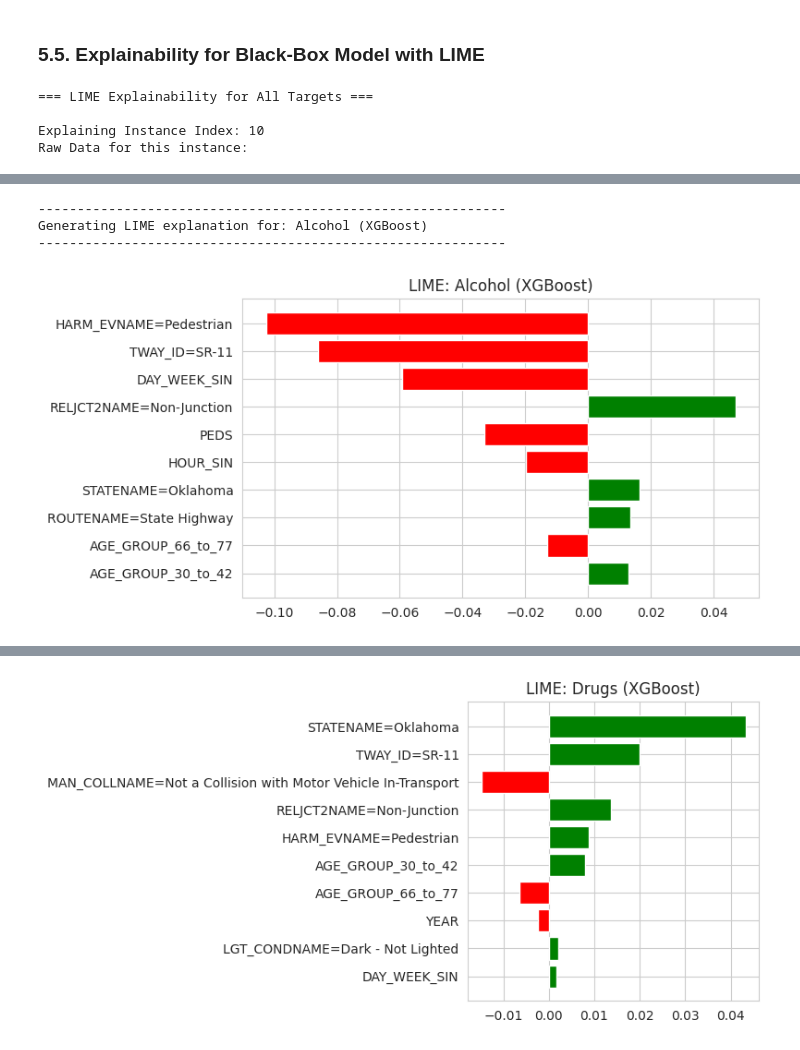
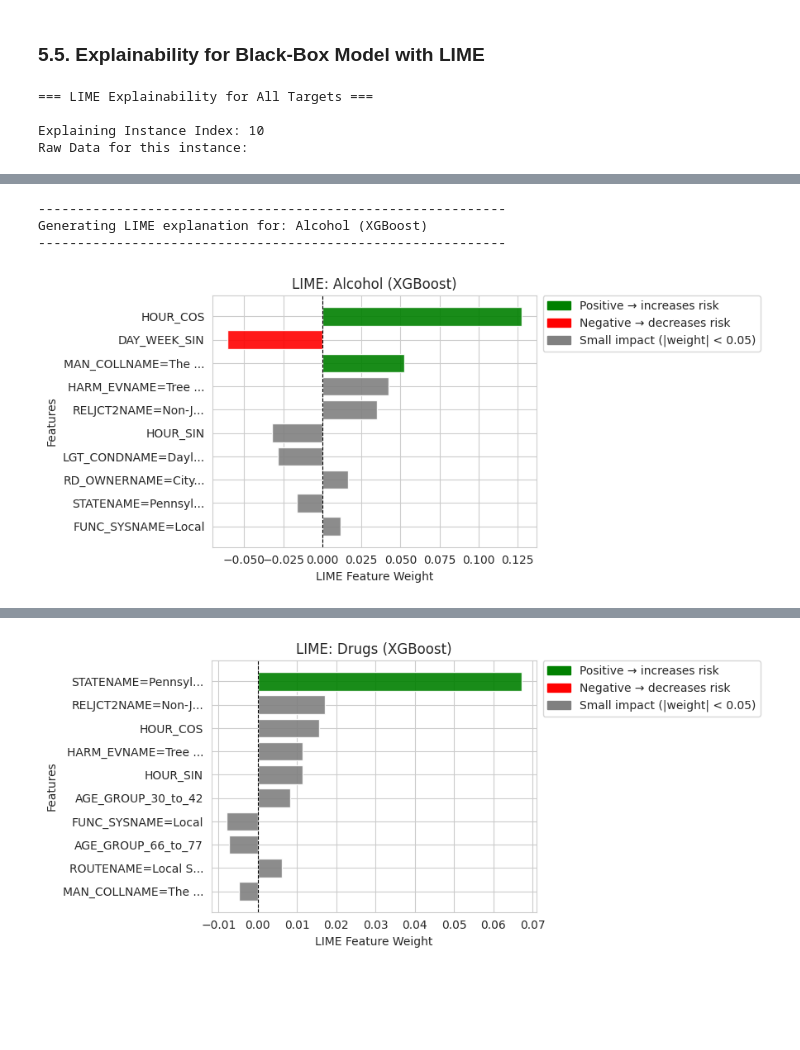
Before and after one commit to PFans-201/US_accidents_project, a Jupyter notebook: FDS_G5_PROJECT.ipynb, the cells around one changed output, grey strips where cells are left out. Saved outputs shown, nothing was run; the diff lists cells and outputs as text; code cells hidden in the pictures; blank space fills up the shorter version.

Commit message:
Applied previous changes to filter data and improved LIME plots

```diff
--- a/FDS_G5_PROJECT.ipynb
+++ b/FDS_G5_PROJECT.ipynb
@@ -1596,7 +1608,7 @@ columns_to_drop = [
     # --- Identifiers & High Cardinality (Noise) ---
     'ST_CASE',       # Unique Case ID
     'COUNTYNAME',    # Too granular
-    'TWAY_ID   ',    # Too granular
+    'TWAY_ID',       # Too granular
     'SP_JURNAME',    # Jurisdiction (Administrative noise)
 
     # --- Redundant / Replaced by Engineering ---
@@ -1619,6 +1631,10 @@ columns_to_drop = [
     'TOTAL_HARM',
     'INJ_SEV',
     'PERMVIT',
+    'DRIVER_ALC_TESTED',
+    'DRIVER_DRUGS_TESTED',
+    'DRIVER_DRUGS_OR_ALC_TESTED',
+    'DRIVER_DRUGS_&_ALC_TESTED',
 ]
 
 # Execute Drop
@@ -2345,7 +2361,7 @@ else:
 # %%
 # Explainability with LIME (Loop over all Targets)
 
-print("\n\n=== LIME Explainability for All Targets ===\n")
+print("=== LIME Explainability for All Targets ===\n")
 
 # 1. DATA PREPARATION (Common for all models)
 # ---------------------------------------------------------
@@ -2471,17 +2487,62 @@ for target_name in test_targets.keys():
             num_features=10
         )
 
-        # 4. Plot
-        fig = exp.as_pyplot_figure()
-        fig.set_size_inches(8, 4)
+        # ------------------ CHANGED: custom, truncated plotting ------------------
+        def _truncate_label(s: str, max_len: int = 40) -> str:
+            s = str(s)
+            return s if len(s) <= max_len else s[: max_len - 3] + "..."
+
+        # LIME returns list of (feature_desc, weight)
+        feat_list = exp.as_list()
+        feat_names = [f[0] for f in feat_list]
+        feat_weights = [f[1] for f in feat_list]
+
+        # Truncate labels for readability in plots
+        max_label_len = 20  # change if you want shorter/longer labels
+        short_labels = [_truncate_label(n, max_label_len) for n in feat_names]
+
+        # Color logic: gray for near-zero, green for positive, red for negative
+        small_thresh = 0.05
+        def _color_for(w):
+            if abs(w) < small_thresh:
+                return 'gray'
+            return 'green' if w > 0 else 'red'
+
+        colors = [_color_for(w) for w in feat_weights]
+
+        # Horizontal bar plot (most readable for long names)
+        y_pos = np.arange(len(short_labels))
+
+        plt.figure(figsize=(9, 4))
+        bars = plt.barh(y_pos, feat_weights, color=colors, alpha=0.9)
+        plt.yticks(y_pos, short_labels)
+        plt.gca().invert_yaxis()
+        plt.axvline(0, color='k', linewidth=0.8, linestyle='--')
+        plt.xlabel("LIME Feature Weight")
+        plt.ylabel("Features")
         plt.title(f"LIME: {target_name} ({MODEL_FOR_LIME})", fontsize=12)
+
+
+        # Legend explaining sign and magnitude meaning
+        legend_handles = [
+            mpatches.Patch(color='green', label='Positive → increases risk'),
+            mpatches.Patch(color='red',   label='Negative → decreases risk'),
+            mpatches.Patch(color='gray',  label=f'Small impact (|weight| < {small_thresh})')
+        ]
+        plt.legend(handles=legend_handles, bbox_to_anchor=(1.02, 1), loc='upper left', borderaxespad=0.)
+
         plt.tight_layout()
         plt.show()
 
-        # Optional: Print text summary
-        # print(f"Top features for {target_name}:")
-        # for feat, val in exp.as_list()[:5]:
-        #     print(f"  {feat}: {val:.4f}")
+        # Print truncated -> full mapping so you can see exact feature strings
+        print("\nTruncated label -> Full feature text mapping:")
+        for short, full in zip(short_labels, feat_names):
+            if short != full:
+                print(f"  {short} -> {full}")
+            else:
+                print(f"  {short}")
+
+        # ------------------ end changed plotting ------------------
 
     except Exception as e:
         print(f"Error explaining {target_name}: {e}")
@@ -2495,4 +2556,4 @@ Raw Data for this instance:
 ------------------------------------------------------------
 Generating LIME explanation for: Alcohol (XGBoost)
 ------------------------------------------------------------
-[figure, old version]
+[figure, new version]
@@ -2499,4 +2572,4 @@ Generating LIME explanation for: Alcohol (XGBoost)
 ------------------------------------------------------------
 Generating LIME explanation for: Drugs (XGBoost)
 ------------------------------------------------------------
-[figure, old version]
+[figure, new version]
```
Also changed, not shown: parts of 27 cells of this notebook, 12 other files.
